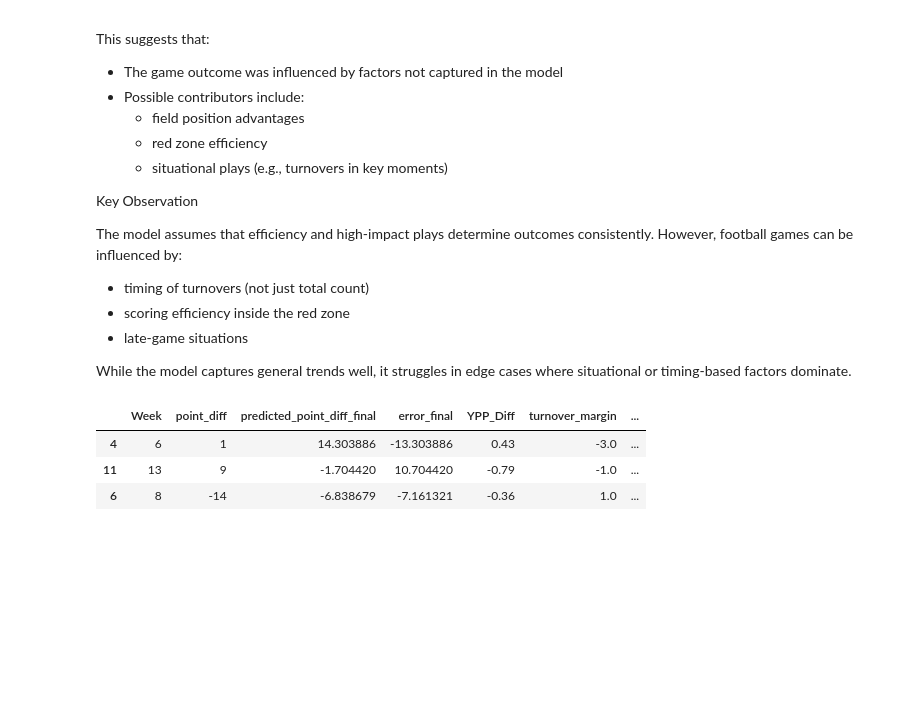
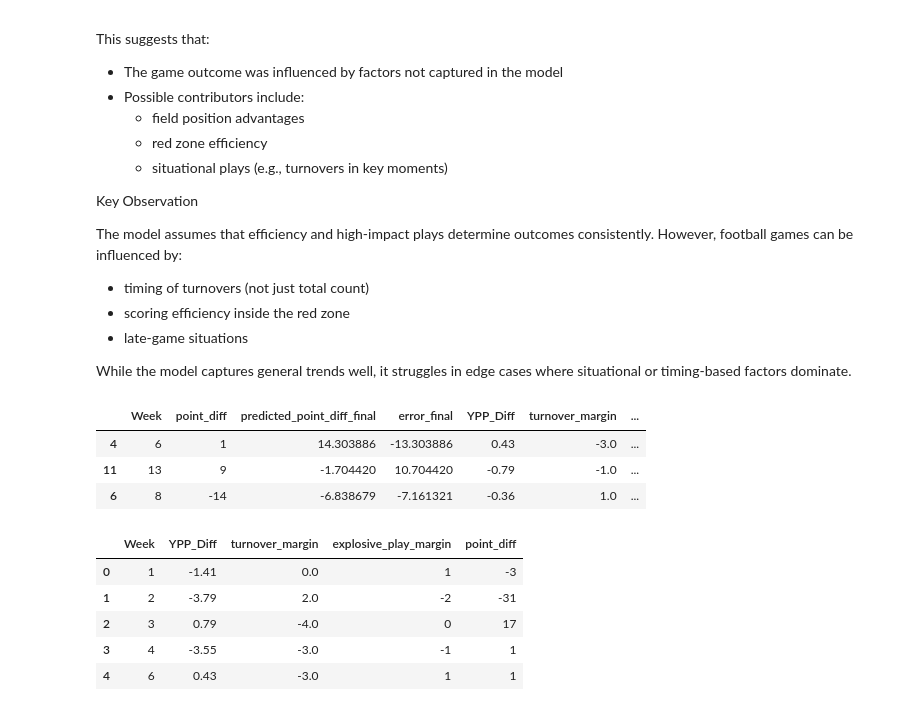
Before and after one commit to patelshri308-commits/DaBears, a Jupyter notebook: cb2025.ipynb, the cells around one changed output. Drawn from its saved outputs; the diff is of its cells as text; code cells hidden in the pictures; blank space fills up the shorter version.

```diff
--- a/cb2025.ipynb
+++ b/cb2025.ipynb
@@ -1044,3 +1044,29 @@ worst_games[[
 | 4 | 6 | 1 | 14.303886 | -13.303886 | 0.43 | -3.0 | ... |
 | 11 | 13 | 9 | -1.704420 | 10.704420 | -0.79 | -1.0 | ... |
 | 6 | 8 | -14 | -6.838679 | -7.161321 | -0.36 | 1.0 | ... |
+# %%
+##Creating interactive model for viewers -- can ignore this cell
+app_data = game_stats[[
+
+    "Week",
+
+    "YPP_Diff",
+
+    "turnover_margin",
+
+    "explosive_play_margin",
+
+    "point_diff"
+
+]].copy()
+
+app_data.to_csv("game_stats.csv", index=False)
+
+app_data.head()
+# %% [output]
+|  | Week | YPP_Diff | turnover_margin | explosive_play_margin | point_diff |
+| 0 | 1 | -1.41 | 0.0 | 1 | -3 |
+| 1 | 2 | -3.79 | 2.0 | -2 | -31 |
+| 2 | 3 | 0.79 | -4.0 | 0 | 17 |
+| 3 | 4 | -3.55 | -3.0 | -1 | 1 |
+| 4 | 6 | 0.43 | -3.0 | 1 | 1 |
```
